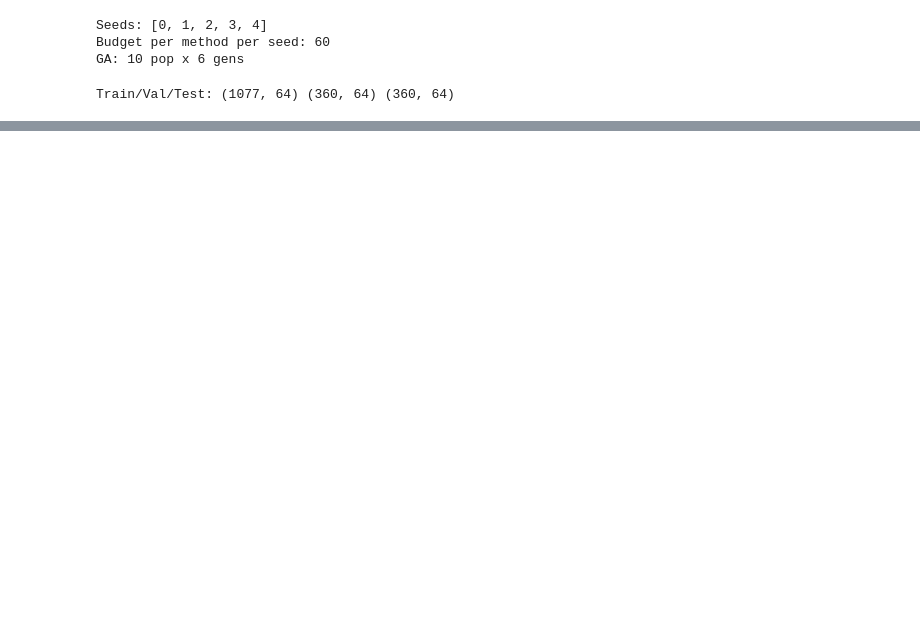
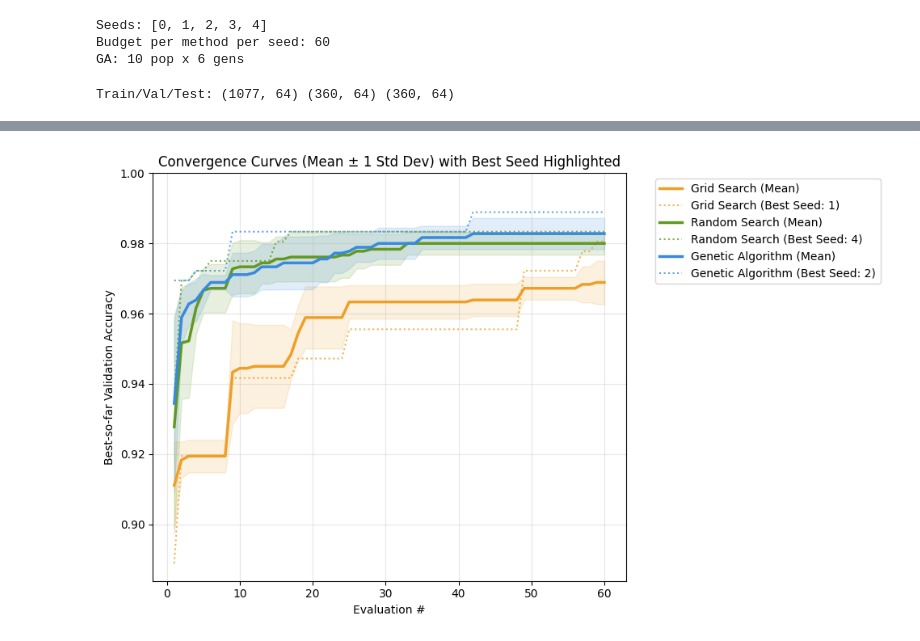
Before and after one commit to BraydenAntonelli/ga-nn-hyperparameter-optimization, a Jupyter notebook: GA_experiments.ipynb, the cells around one changed output, grey strips where cells are left out. Cells and saved outputs as stored; diff of their text form; code cells hidden in the pictures; blank space fills up the shorter version.

```diff
--- a/GA_experiments.ipynb
+++ b/GA_experiments.ipynb
@@ -437,8 +437,13 @@ for seed in SEEDS:
 # %%
 # Cell 7 — average (and best) best-so-far curves across seeds
+import numpy as np
+import pandas as pd
+import matplotlib.pyplot as plt
 
-# Helper function to pad curves to the same length by holding the last value, so we can compute mean and std dev across seeds.
-def pad_to_len(curves: List[List[float]], L: int) -> np.ndarray:
+# --- Helper Functions ---
+
+# Pad curves to the same length by holding the last value, so we can compute mean and std dev across seeds.
+def pad_to_len(curves: list[list[float]], L: int) -> np.ndarray:
     arr = []
     for c in curves:
         if len(c) < L:
@@ -447,17 +452,28 @@ def pad_to_len(curves: List[List[float]], L: int) -> np.ndarray:
     return np.array(arr, dtype=float)
 
 # Compute mean and std dev of best-so-far curves across seeds for each method. Returns two arrays of shape (L,) where L is the max curve length.
-def mean_std_curve(curve_dict: Dict[int, List[float]]) -> Tuple[np.ndarray, np.ndarray]:
+def mean_std_curve(curve_dict: dict[int, list[float]]) -> tuple[np.ndarray, np.ndarray]:
     # curve_dict: seed -> curve list
     curves = list(curve_dict.values())
     L = max(len(c) for c in curves)
     mat = pad_to_len(curves, L)
     return mat.mean(axis=0), mat.std(axis=0)
 
+# Compute where curve crosses threshold percentage
+def evals_to_threshold(curve, threshold_percent):
+    final_value = curve[-1]
+    target = final_value * (threshold_percent / 100.0)
+    for i, val in enumerate(curve):
+        if val >= target:
+            return i + 1
+    return len(curve)
+
 # Get the seed with the best final val acc for a given method, so we can highlight its curve in the final visual.
 def best_seed_by_metric(rows: pd.DataFrame, method: str, metric: str = "best_val_acc") -> int:
     sub = rows[rows["method"] == method].copy()
     return int(sub.sort_values(metric, ascending=False).iloc[0]["seed"])
+
+# --- Build Table ---
 
 # Build a single dataframe with all results for easy comparison and final table display.
 all_rows = pd.DataFrame(grid_results + rand_results + ga_results)
@@ -465,5 +481,69 @@ all_rows = pd.DataFrame(grid_results + rand_results + ga_results)
 # Final visual: plot mean best-so-far curve with error bars for each method, and highlight the best seed curve for each method.
 best_cfg_table = all_rows[["method","seed","best_val_acc","best_test_acc","best_cfg","total_time_s"]].copy()
 best_cfg_table = best_cfg_table.sort_values(["method","seed"]).reset_index(drop=True)
-best_cfg_table
+
+print("=== Best Configurations per Seed ===")
+display(best_cfg_table)
+
+# --- Convergence Analysis ---
+
+methods_data = [
+    ("Grid Search", grid_curves),
+    ("Random Search", rand_curves),
+    ("Genetic Algorithm", ga_curves)
+]
+
+convergence_records = []
+
+for method_name, curves_dict in methods_data:
+    e95_list, e99_list = [], []
+    final_scores = []
+
+    for seed, curve in curves_dict.items():
+        e95_list.append(evals_to_threshold(curve, 95))
+        e99_list.append(evals_to_threshold(curve, 99))
+        final_scores.append(curve[-1])
+
+    convergence_records.append({
+        "Method": method_name,
+        "Final Best Score (Mean)": np.round(np.mean(final_scores), 4),
+        "Evals to 95% (Mean)": np.round(np.mean(e95_list), 1),
+        "Evals to 99% (Mean)": np.round(np.mean(e99_list), 1),
+    })
+
+conv_df = pd.DataFrame(convergence_records)
+print("\n=== Convergence Metrics ===")
+print("Evals to 95% (Mean): The average number of model evaluations required to reach 95% of the algorithm's final best accuracy.")
+print("Evals to 99% (Mean): The average number of evaluations required to reach 99% of its final best accuracy.")
+print("Note: Lower numbers indicate faster, more efficient convergence.\n")
+display(conv_df)
+
+# --- Plot Convergence Analysis ---
+
+plt.figure(figsize=(10, 6))
+colors = {"Grid Search": "#EF9F27", "Random Search": "#639922", "Genetic Algorithm": "#378ADD"}
+
+for method_name, curves_dict in methods_data:
+    # Plot the mean curve with standard deviation shading
+    mean_curve, std_curve = mean_std_curve(curves_dict)
+    evals = np.arange(1, len(mean_curve) + 1)
+
+    plt.plot(evals, mean_curve, label=f"{method_name} (Mean)", color=colors[method_name], linewidth=2.5)
+    upper_bound = np.clip(mean_curve + std_curve, a_min=None, a_max=1.0)
+    plt.fill_between(evals, mean_curve - std_curve, upper_bound, color=colors[method_name], alpha=0.15)
+
+    # Highlight the single best seed curve for each method (using original functionality)
+    best_seed = best_seed_by_metric(all_rows, method_name)
+    best_curve = curves_dict[best_seed]
+    plt.plot(np.arange(1, len(best_curve) + 1), best_curve, linestyle=":", color=colors[method_name],
+             alpha=0.8, label=f"{method_name} (Best Seed: {best_seed})")
+
+plt.xlabel("Evaluation #")
+plt.ylabel("Best-so-far Validation Accuracy")
+plt.title("Convergence Curves (Mean ± 1 Std Dev) with Best Seed Highlighted")
+plt.ylim(top=1.0)
+plt.legend(bbox_to_anchor=(1.05, 1), loc='upper left')
+plt.grid(True, alpha=0.3)
+plt.tight_layout()
+plt.show()
 # %% [output]
@@ -485,0 +575 @@ best_cfg_table
+[figure, added]
```
Also changed, not shown: parts of 6 cells of this notebook.
